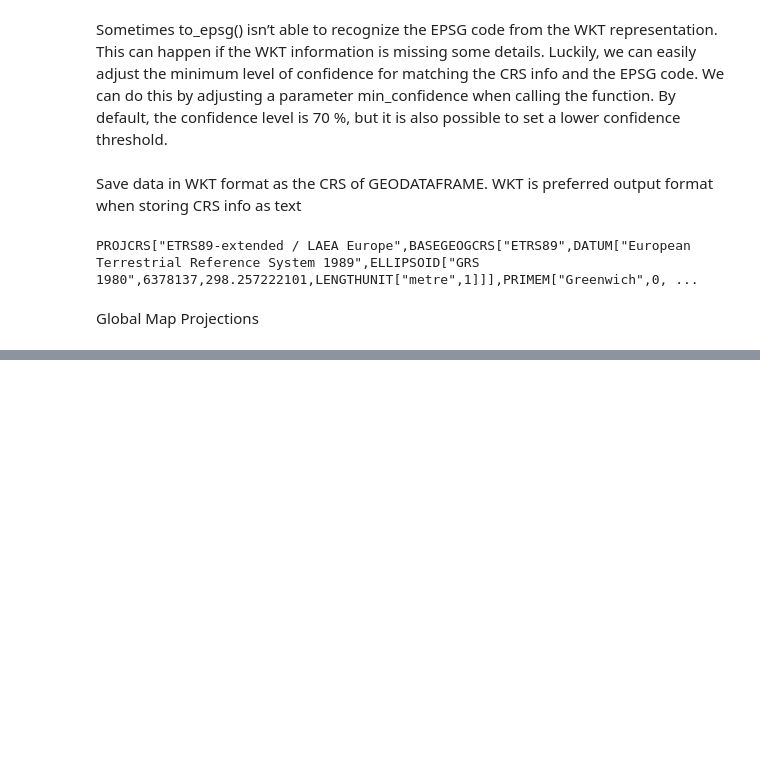
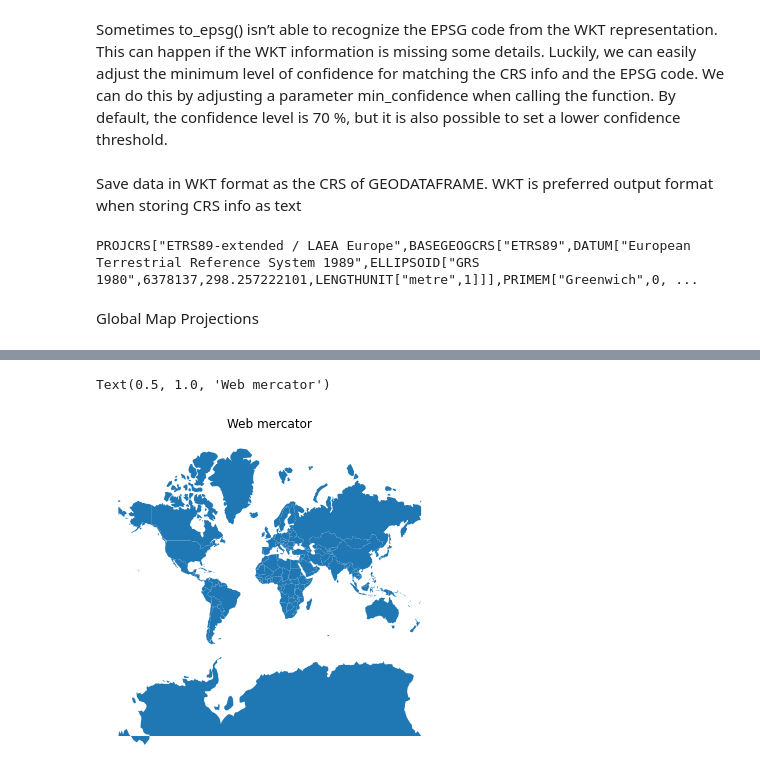
Before and after one commit to alanlyyy/AUTOGIS_COURSE, a Jupyter notebook: L2/L2_Map_Projections.ipynb, the cells around one changed output, grey strips where cells are left out. Drawn from its saved outputs; the diff is of its cells as text; code cells hidden in the pictures; blank space fills up the shorter version.

```diff
--- a/L2/L2_Map_Projections.ipynb
+++ b/L2/L2_Map_Projections.ipynb
@@ -205,0 +235,13 @@ Global Map Projections
+# %%
+#Define projections as web mercator, 3785
+web_mercator = CRS.from_epsg(3785)
+
+#re-project and plot
+admin.to_crs(web_mercator).plot()
+
+#Remove x and y axis
+plt.axis('off')
+plt.title("Web mercator")
+# %% [output]
+Text(0.5, 1.0, 'Web mercator')
+[figure, added]
```
Also changed, not shown: parts of 6 cells of this notebook.
